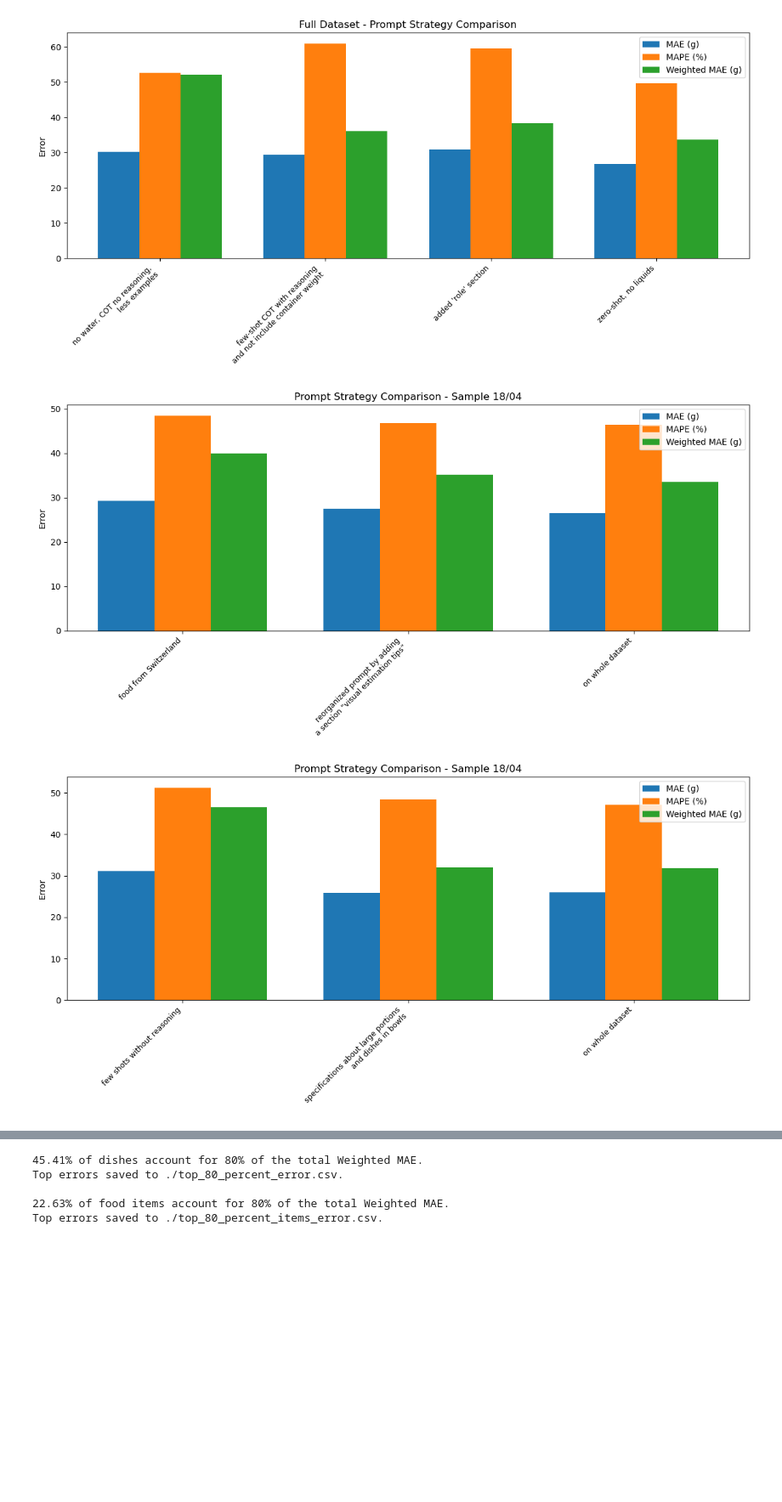
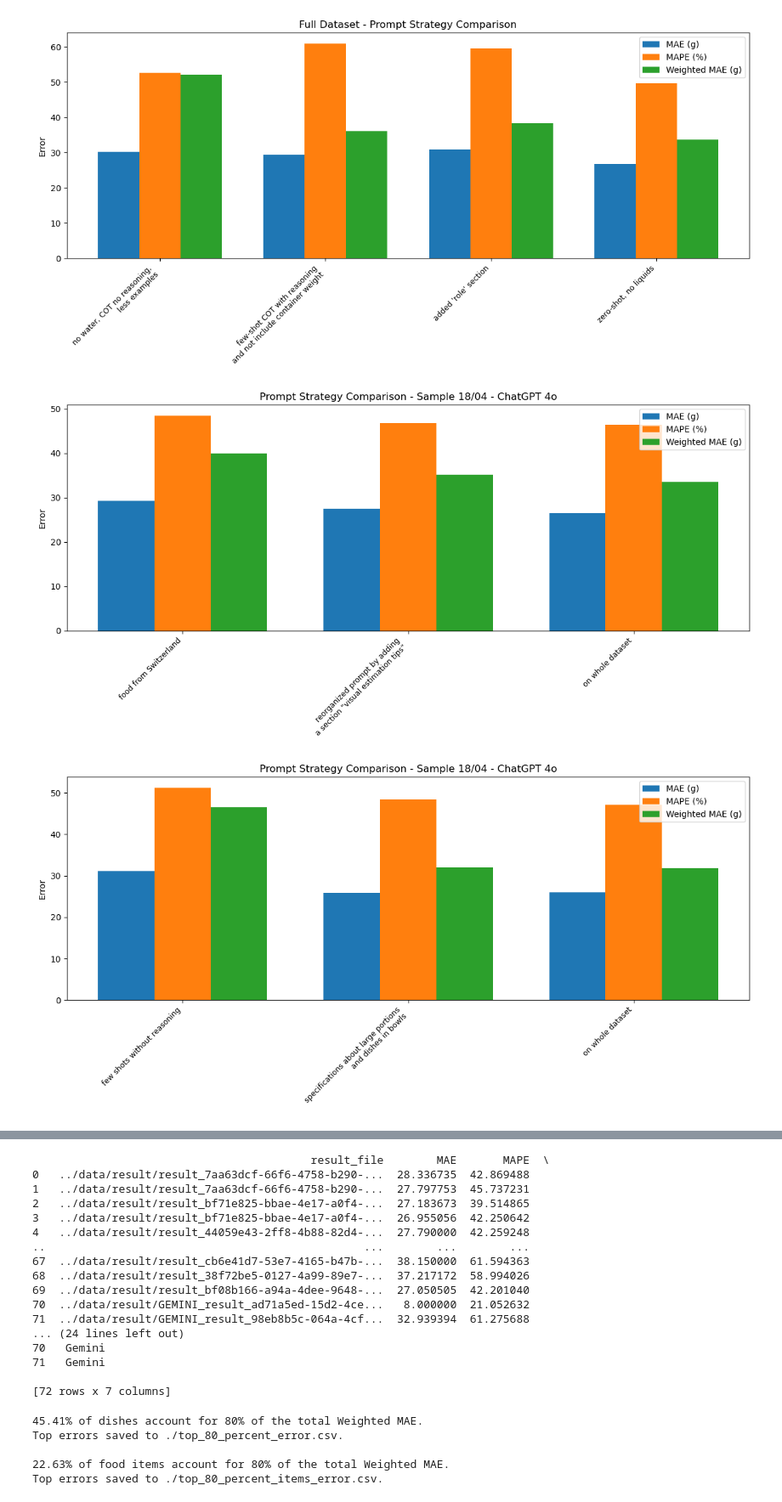
Before and after one commit to samaaraaah/volumetric-estimation-of-food-bachelor-project, a Jupyter notebook: src/visualize_results.ipynb, the cells around one changed output, grey strips where cells are left out. Shown: that part at 85% size. Drawn from its saved outputs; the diff is of its cells as text; code cells hidden in the pictures; blank space fills up the shorter version.

```diff
--- a/src/visualize_results.ipynb
+++ b/src/visualize_results.ipynb
@@ -57,40 +57,43 @@ plot_metrics(df_full, "Full Dataset - Prompt Strategy Comparison")
 # %%
 # MEETING 01.05.2025
 
 # Function to plot one group
-def plot_metrics(df_subset, title, color="black"):
-    df_subset.dropna(subset=["plot_desc"], inplace=True)
+def plot_metrics(df_subset, title, color="black", label="plot_desc"):
+    df_subset.dropna(subset=[label], inplace=True)
 
     # Replace all literal "\n" with real line breaks in the 'plot_desc' column
-    df_subset["plot_desc"] = df_subset["plot_desc"].str.replace(r"\\n", "\n", regex=True)
+    df_subset[label] = df_subset[label].str.replace(r"\\n", "\n", regex=True)
 
     fig, ax = plt.subplots(figsize=(12, 6))
     bar_width = 0.25
     x = range(len(df_subset))
 
     ax.bar([i - bar_width for i in x], df_subset["MAE"], width=bar_width, label="MAE (g)")
     ax.bar(x, df_subset["MAPE"], width=bar_width, label="MAPE (%)")
     ax.bar([i + bar_width for i in x], df_subset["Weighted_MAE"], width=bar_width, label="Weighted MAE (g)")
 
     ax.set_xticks(x)
-    ax.set_xticklabels(df_subset["plot_desc"], rotation=45, ha="right", fontsize=9, color=color)
+    ax.set_xticklabels(df_subset[label], rotation=45, ha="right", fontsize=9, color=color)
     ax.set_ylabel("Error")
     ax.set_title(title)
     ax.legend()
     plt.tight_layout()
     plt.show()
 
 # Plot sample data
 df = pd.read_csv("./metrics_results.csv")
 
 df1 = df.iloc[26:31].copy()
-plot_metrics(df1, "Prompt Strategy Comparison - Sample 18/04")
+plot_metrics(df1, "Prompt Strategy Comparison - Sample 18/04 - ChatGPT 4o")
 
 df2 = df.iloc[31:39].copy()
-plot_metrics(df2, "Prompt Strategy Comparison - Sample 18/04")
+plot_metrics(df2, "Prompt Strategy Comparison - Sample 18/04 - ChatGPT 4o")
 
-df3 = df.iloc[39::].copy()
-plot_metrics(df3, "Prompt Strategy Comparison - Sample 22/04")
+df3 = df.iloc[39:54].copy()
+plot_metrics(df3, "Prompt Strategy Comparison - Sample 22/04 - ChatGPT 4o")
+
+df4 = df.iloc[50::].copy() #here compare the prompts that have used prompt_40 on different models
+plot_metrics(df3, "Prompt Strategy Comparison - Sample 22/04 - Different models", label="model")
 # %% [output]
-[figure, old version]
+[figure, new version]
-[figure, old version]
+[figure, new version]
@@ -98,3 +102,20 @@ plot_metrics(df3, "Prompt Strategy Comparison - Sample 22/04")
+                                          result_file        MAE       MAPE  \
+0   ../data/result/result_7aa63dcf-66f6-4758-b290-...  28.336735  42.869488
+1   ../data/result/result_7aa63dcf-66f6-4758-b290-...  27.797753  45.737231
+2   ../data/result/result_bf71e825-bbae-4e17-a0f4-...  27.183673  39.514865
+3   ../data/result/result_bf71e825-bbae-4e17-a0f4-...  26.955056  42.250642
+4   ../data/result/result_44059e43-2ff8-4b88-82d4-...  27.790000  42.259248
+..                                                ...        ...        ...
+67  ../data/result/result_cb6e41d7-53e7-4165-b47b-...  38.150000  61.594363
+68  ../data/result/result_38f72be5-0127-4a99-89e7-...  37.217172  58.994026
+69  ../data/result/result_bf08b166-a94a-4dee-9648-...  27.050505  42.201040
+70  ../data/result/GEMINI_result_ad71a5ed-15d2-4ce...   8.000000  21.052632
+71  ../data/result/GEMINI_result_98eb8b5c-064a-4cf...  32.939394  61.275688
+... (24 lines left out)
+70   Gemini
+71   Gemini
+
+[72 rows x 7 columns]
 # %%
 import pandas as pd
 import matplotlib.pyplot as plt
```
Also changed, not shown: parts of 2 cells of this notebook, 19 other files.
